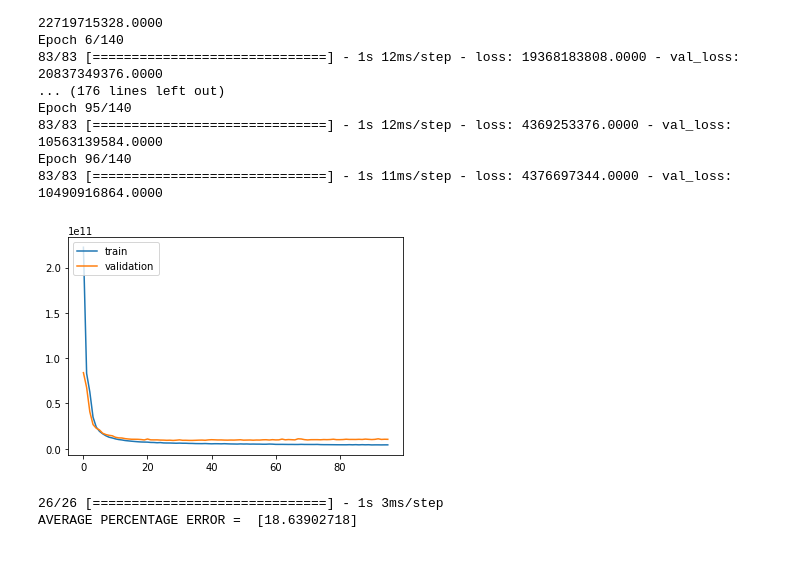
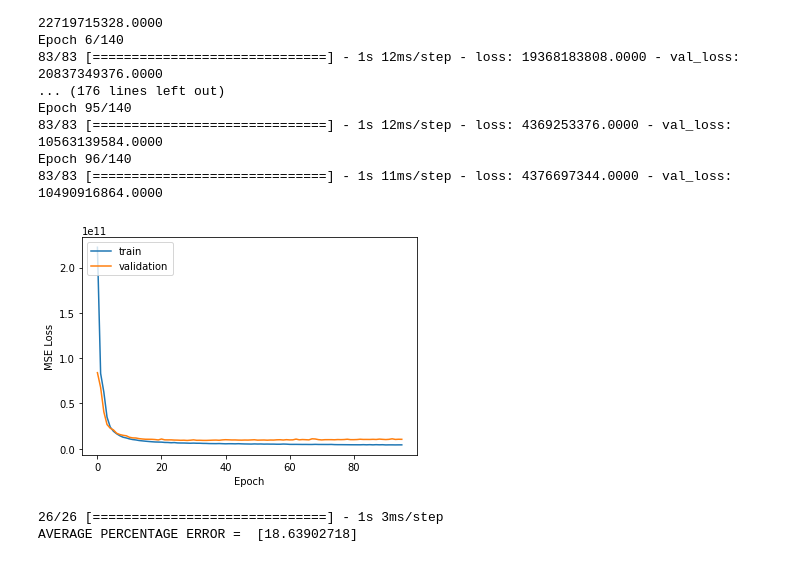
Before and after one commit to davidjperez00/NumericalAnalysis, a Jupyter notebook: DNN_testing.ipynb, the cells around one changed output. Drawn from its saved outputs; the diff is of its cells as text; code cells hidden in the pictures.

```diff
--- a/DNN_testing.ipynb
+++ b/DNN_testing.ipynb
@@ -258,11 +257,15 @@ Epoch 96/140
 # %%
 plt.plot(history.history['loss'])
 plt.plot(history.history['val_loss'])
 plt.legend(['train', 'validation'], loc='upper left')
+plt.xlabel("Epoch")
+plt.ylabel("MSE Loss")
+
+plt.savefig("Figures/dnn_history_plot.png")
 
 plt.show()
 # %% [output]
-[figure, old version]
+[figure, new version]
 # %%
 index = 0
 percentage_totals = 0
```
Also changed, not shown: parts of 2 cells of this notebook.
